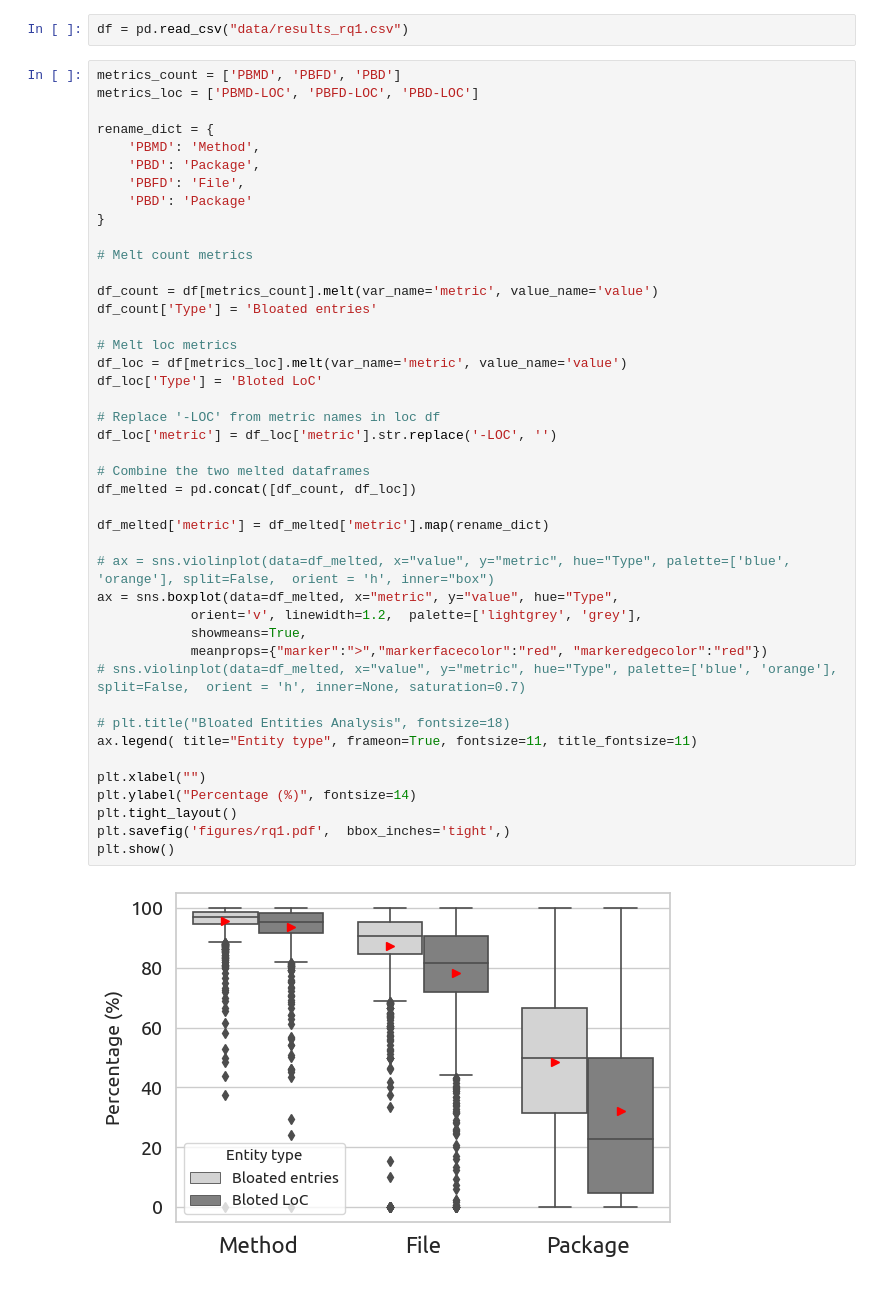
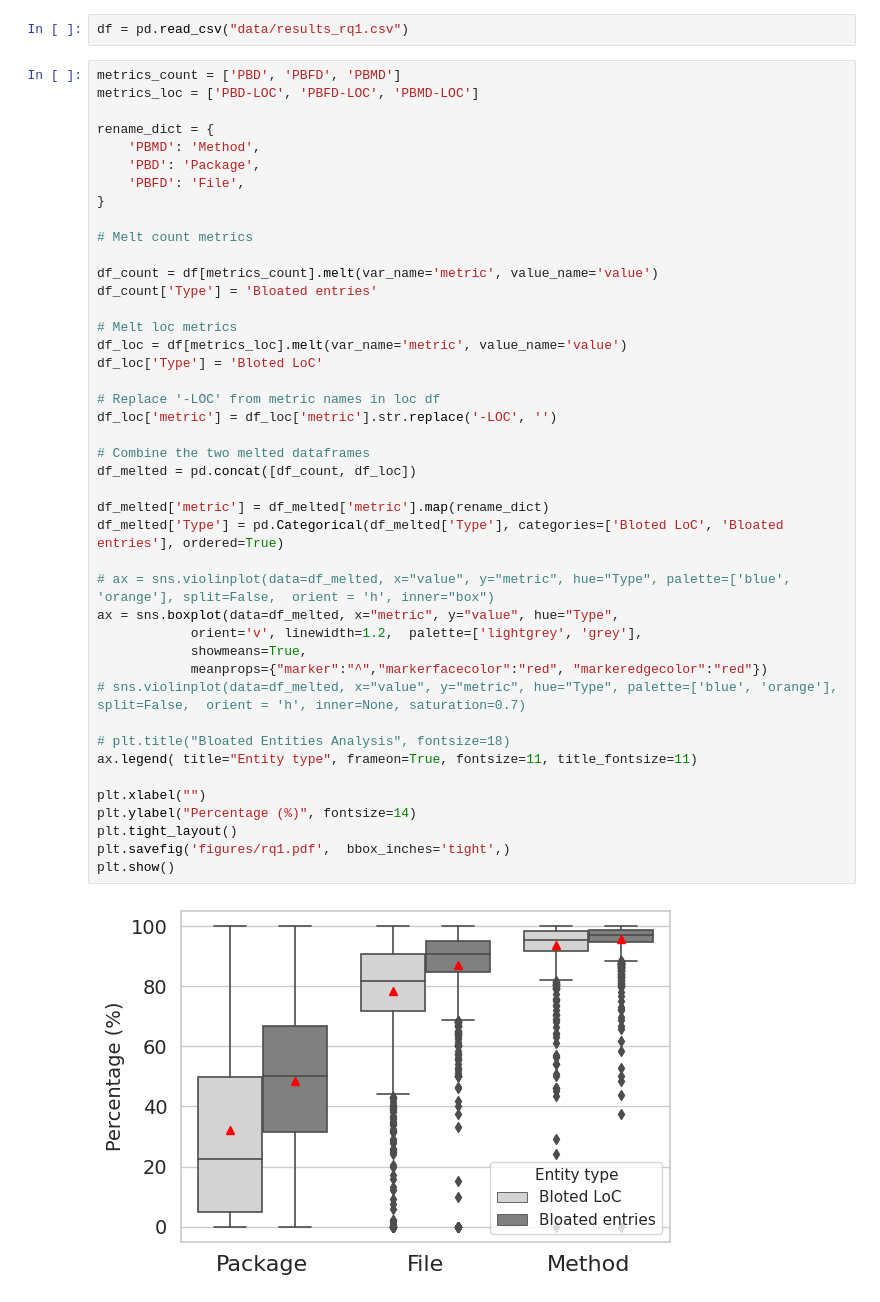
Before and after one commit to gdrosos/bloat-study-artifact, a Jupyter notebook: analysis/rq1.ipynb, the cells around one changed output. Drawn from its saved outputs; the diff is of its cells as text.

```diff
--- a/analysis/rq1.ipynb
+++ b/analysis/rq1.ipynb
@@ -25,14 +25,13 @@ plt.rcParams['figure.figsize'] = (6, 4)
 # %%
 df = pd.read_csv("data/results_rq1.csv")
 # %%
-metrics_count = ['PBMD', 'PBFD', 'PBD']
-metrics_loc = ['PBMD-LOC', 'PBFD-LOC', 'PBD-LOC']
+metrics_count = ['PBD', 'PBFD', 'PBMD']
+metrics_loc = ['PBD-LOC', 'PBFD-LOC', 'PBMD-LOC']
 
 rename_dict = {
     'PBMD': 'Method',
     'PBD': 'Package',
     'PBFD': 'File',
-    'PBD': 'Package'
 }
 
 # Melt count metrics
@@ -40,32 +39,33 @@ rename_dict = {
 df_count = df[metrics_count].melt(var_name='metric', value_name='value')
 df_count['Type'] = 'Bloated entries'
 
 # Melt loc metrics
 df_loc = df[metrics_loc].melt(var_name='metric', value_name='value')
 df_loc['Type'] = 'Bloted LoC'
 
 # Replace '-LOC' from metric names in loc df
 df_loc['metric'] = df_loc['metric'].str.replace('-LOC', '')
 
 # Combine the two melted dataframes
 df_melted = pd.concat([df_count, df_loc])
 
 df_melted['metric'] = df_melted['metric'].map(rename_dict)
+df_melted['Type'] = pd.Categorical(df_melted['Type'], categories=['Bloted LoC', 'Bloated entries'], ordered=True)
 
 # ax = sns.violinplot(data=df_melted, x="value", y="metric", hue="Type", palette=['blue', 'orange'], split=False,  orient = 'h', inner="box")
 ax = sns.boxplot(data=df_melted, x="metric", y="value", hue="Type",
             orient='v', linewidth=1.2,  palette=['lightgrey', 'grey'],
             showmeans=True,
-            meanprops={"marker":">","markerfacecolor":"red", "markeredgecolor":"red"})
+            meanprops={"marker":"^","markerfacecolor":"red", "markeredgecolor":"red"})
 # sns.violinplot(data=df_melted, x="value", y="metric", hue="Type", palette=['blue', 'orange'], split=False,  orient = 'h', inner=None, saturation=0.7)
 
 # plt.title("Bloated Entities Analysis", fontsize=18)
 ax.legend( title="Entity type", frameon=True, fontsize=11, title_fontsize=11)
 
 plt.xlabel("")
 plt.ylabel("Percentage (%)", fontsize=14)
 plt.tight_layout()
 plt.savefig('figures/rq1.pdf',  bbox_inches='tight',)
 plt.show()
 # %% [output]
-[figure, old version]
+[figure, new version]
```
Also changed, not shown: 8 other files.
